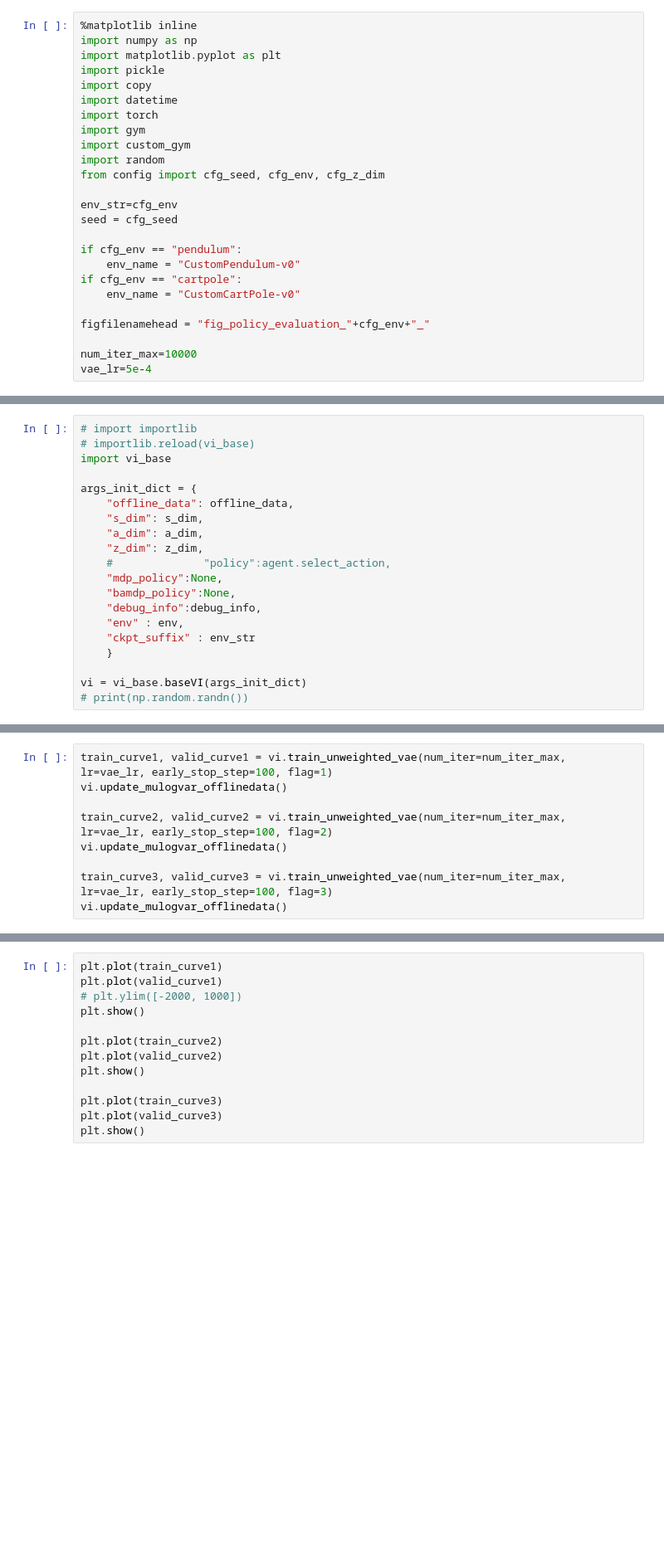
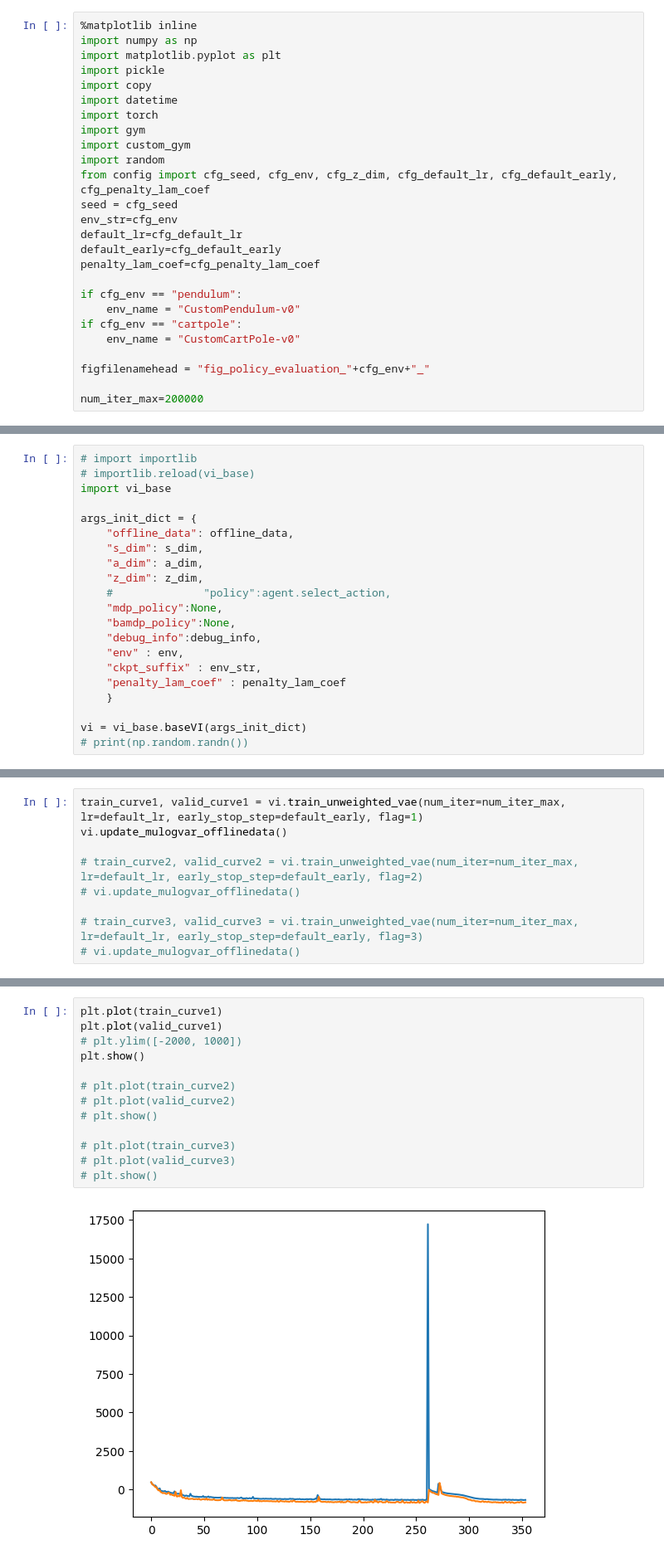
Before and after one commit to numahha/for_ieee_access, a Jupyter notebook: 0_two_stage_optimization_cartpole.ipynb, the cells around one changed output, grey strips where cells are left out. Shown at 83% size. Drawn from its saved outputs; the diff is of its cells as text; blank space fills up the shorter version.

```diff
--- a/0_two_stage_optimization_cartpole.ipynb
+++ b/0_two_stage_optimization_cartpole.ipynb
@@ -9,10 +9,12 @@ import torch
 import gym
 import custom_gym
 import random
-from config import cfg_seed, cfg_env, cfg_z_dim
-
+from config import cfg_seed, cfg_env, cfg_z_dim, cfg_default_lr, cfg_default_early, cfg_penalty_lam_coef
+seed = cfg_seed
 env_str=cfg_env
-seed = cfg_seed
+default_lr=cfg_default_lr
+default_early=cfg_default_early
+penalty_lam_coef=cfg_penalty_lam_coef
 
 if cfg_env == "pendulum":
     env_name = "CustomPendulum-v0"
@@ -21,8 +23,7 @@ if cfg_env == "cartpole":
 
 figfilenamehead = "fig_policy_evaluation_"+cfg_env+"_"
 
-num_iter_max=10000
-vae_lr=5e-4
+num_iter_max=200000
 # %%
 env = gym.make(env_name)
 
@@ -77,7 +78,8 @@ args_init_dict = {
     "bamdp_policy":None,
     "debug_info":debug_info,
     "env" : env,
-    "ckpt_suffix" : env_str
+    "ckpt_suffix" : env_str,
+    "penalty_lam_coef" : penalty_lam_coef
     }
 
 vi = vi_base.baseVI(args_init_dict)
@@ -87,9 +87,9 @@ RuntimeError: The size of tensor a (2) must match the size of tensor b (4) at no
 # %%
-train_curve1, valid_curve1 = vi.train_unweighted_vae(num_iter=num_iter_max, lr=vae_lr, early_stop_step=100, flag=1)
+train_curve1, valid_curve1 = vi.train_unweighted_vae(num_iter=num_iter_max, lr=default_lr, early_stop_step=default_early, flag=1)
 vi.update_mulogvar_offlinedata()
 
-train_curve2, valid_curve2 = vi.train_unweighted_vae(num_iter=num_iter_max, lr=vae_lr, early_stop_step=100, flag=2)
-vi.update_mulogvar_offlinedata()
+# train_curve2, valid_curve2 = vi.train_unweighted_vae(num_iter=num_iter_max, lr=default_lr, early_stop_step=default_early, flag=2)
+# vi.update_mulogvar_offlinedata()
 
-train_curve3, valid_curve3 = vi.train_unweighted_vae(num_iter=num_iter_max, lr=vae_lr, early_stop_step=100, flag=3)
-vi.update_mulogvar_offlinedata()
+# train_curve3, valid_curve3 = vi.train_unweighted_vae(num_iter=num_iter_max, lr=default_lr, early_stop_step=default_early, flag=3)
+# vi.update_mulogvar_offlinedata()
@@ -96,13 +114,15 @@ vi.update_mulogvar_offlinedata()
 # %%
 plt.plot(train_curve1)
 plt.plot(valid_curve1)
 # plt.ylim([-2000, 1000])
 plt.show()
 
-plt.plot(train_curve2)
-plt.plot(valid_curve2)
-plt.show()
+# plt.plot(train_curve2)
+# plt.plot(valid_curve2)
+# plt.show()
 
-plt.plot(train_curve3)
-plt.plot(valid_curve3)
-plt.show()
+# plt.plot(train_curve3)
+# plt.plot(valid_curve3)
+# plt.show()
+# %% [output]
+[figure, added]
```
Also changed, not shown: parts of 10 cells of this notebook, 6 other files.
